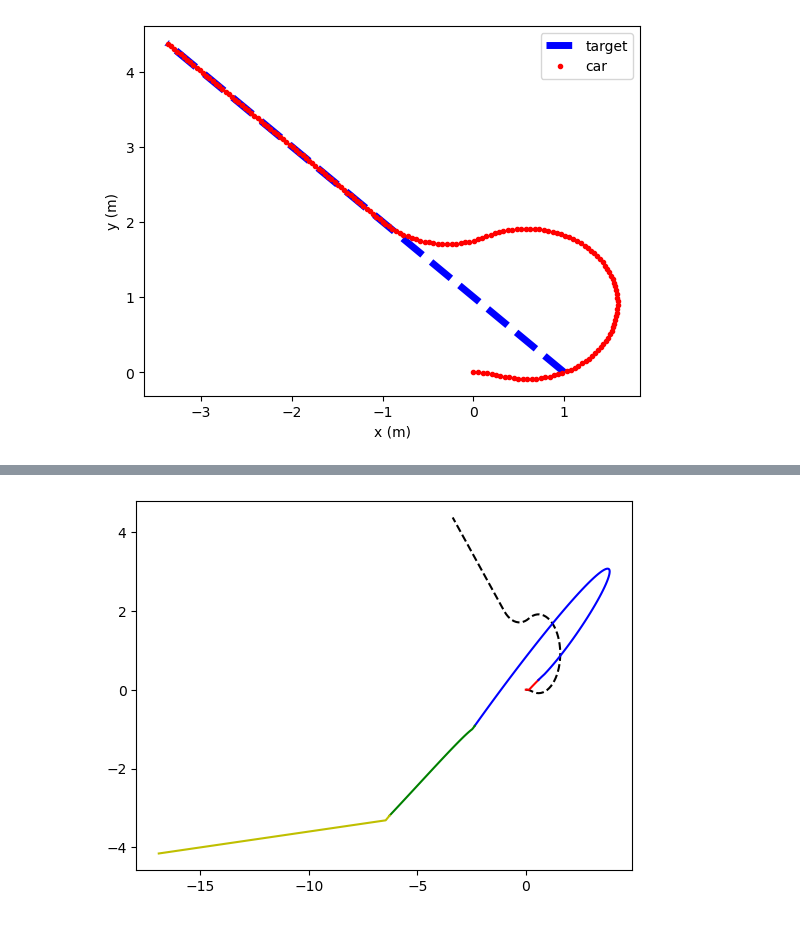
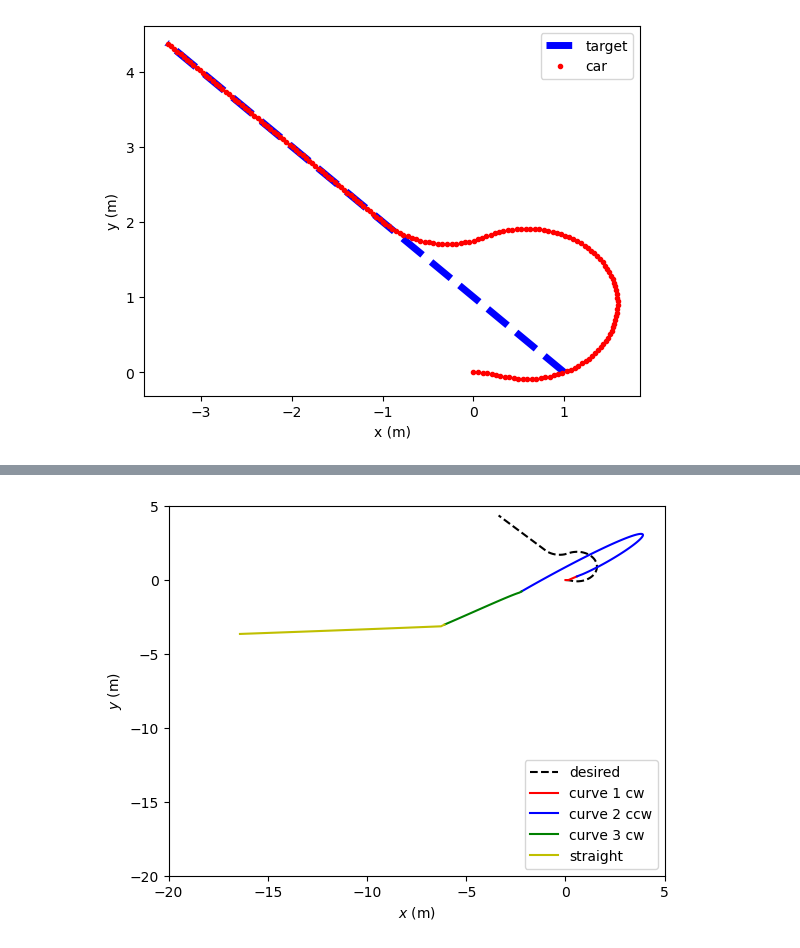
Before and after one commit to c-hague/LinearizedCarRobot, a Jupyter notebook: linearizedCar.ipynb, the cells around one changed output, grey strips where cells are left out. Cells and saved outputs as stored; diff of their text form; code cells hidden in the pictures.

```diff
--- a/linearizedCar.ipynb
+++ b/linearizedCar.ipynb
@@ -427,42 +431,47 @@ xy = f(t[k])
 alt = f(t[k] - .001)
 theta = np.arctan2(xy[1] - alt[1], xy[0] - alt[0])
 g = curvePathGenerator(f, path0.cost, 1, phi_max, u_psi)
 for i in range(T_2):
     x_r[:, k] = q[:, k].value + g(k * dt)
     x_desired.append(g(k * dt))
     k += 1
 
 # thrid curve
 xy = f(t[k])
 alt = f(t[k] - .001)
 theta = np.arctan2(xy[1] - alt[1], xy[0] - alt[0])
 g = curvePathGenerator(f, path0.cost, -1, -phi_max, u_psi)
 for i in range(T_3):
     x_r[:, k] = q[:, k].value + g(k * dt)
     x_desired.append(g(k * dt))
     k += 1
 
 # second path
 g = straightLineGenerator(path1.start.x, path1.start.y, path1.start.psi, u_psi)
 for i in range(T_4 + 1):
     x_r[:, k] = q[:, k].value + g(i * dt)
     x_desired.append(g(i * dt))
     k += 1
 
+x_desired = np.array(x_desired)
+x_desired[:, 3] = np.arange(T + 1) * dt * u_psi
 
 fig = plt.figure()
 ax = fig.gca()
-ax.plot(xy_des[:, 0], xy_des[:, 1], c='k', ls='--')
-ax.plot(x_r[0, :T_1], x_r[1, :T_1], c='r')
-ax.plot(x_r[0,(T_1 - 1):(T_1 + T_2)], x_r[1, (T_1 - 1):(T_1 + T_2)], c='b')
-ax.plot(x_r[0, (T_1 + T_2 - 1):T_c], x_r[1, (T_1 + T_2 - 1):T_c], c='g')
-ax.plot(x_r[0, (T_c - 1):], x_r[1, (T_c - 1):], c='y')
+ax.plot(xy_des[:, 0], xy_des[:, 1], c='k', ls='--', label='desired')
+ax.plot(x_r[0, :T_1], x_r[1, :T_1], c='r', label='curve 1 cw')
+ax.plot(x_r[0,(T_1 - 1):(T_1 + T_2)], x_r[1, (T_1 - 1):(T_1 + T_2)], c='b', label='curve 2 ccw')
+ax.plot(x_r[0, (T_1 + T_2 - 1):T_c], x_r[1, (T_1 + T_2 - 1):T_c], c='g', label='curve 3 cw')
+ax.plot(x_r[0, (T_c - 1):], x_r[1, (T_c - 1):], c='y', label='straight')
 x_r[0, T_2:T_3]
-
-x_desired = np.array(x_desired)
-x_desired[:, 3] = np.arange(T + 1) * dt * u_psi
+ax.set_xlim([-20, 5])
+ax.set_ylim([-20, 5])
+ax.set_ylabel('$y$ (m)')
+ax.set_xlabel('$x$ (m)')
+ax.legend(loc=4)
+fig.savefig('target/xyplane.pdf')
 # %% [output]
-[figure, old version]
+[figure, new version]
 # %%
 u_trajectory = np.repeat([[u_psi, 0 , 0]], repeats=T, axis=0).T
 u_r = u.value.copy() + u_trajectory
```
Also changed, not shown: parts of 8 cells of this notebook, 2 other files.
